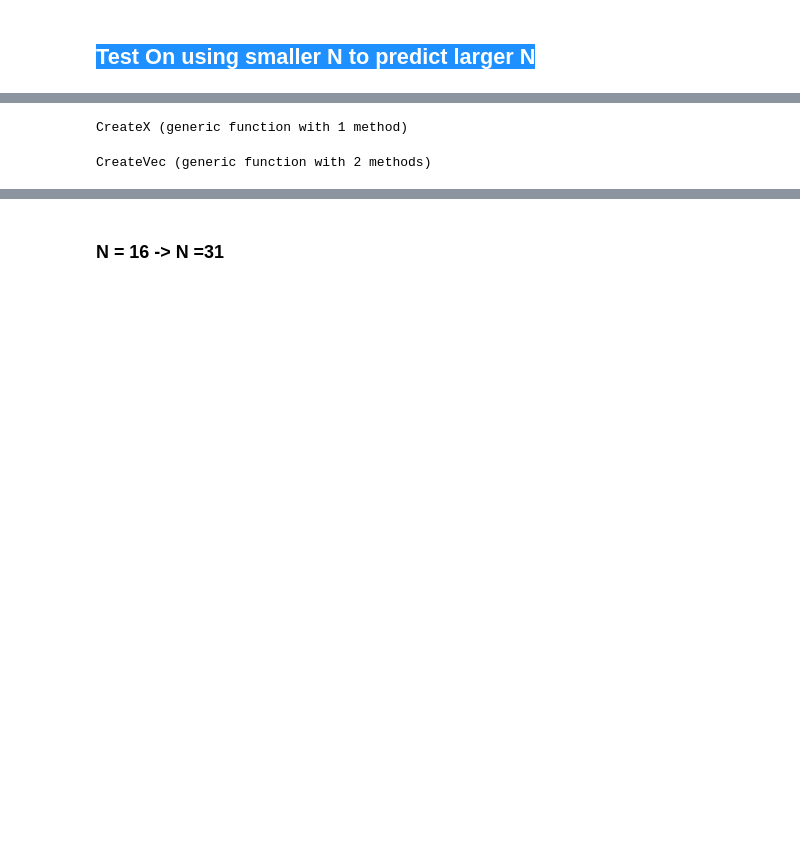
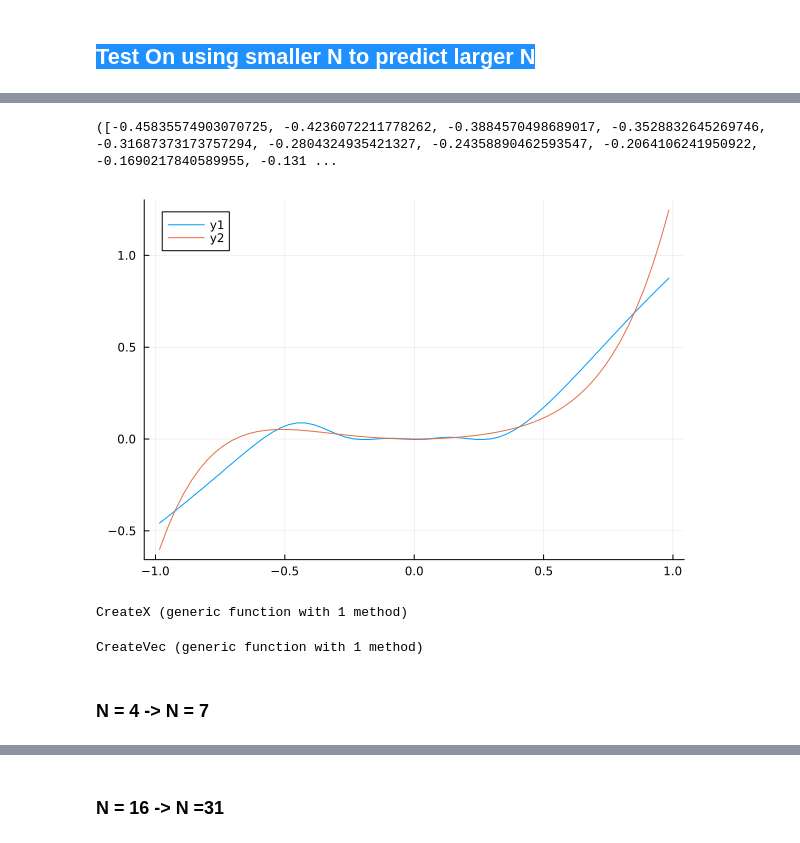
Before and after one commit to hody-chang/NODE_research, a Jupyter notebook: Julia/Ntest.ipynb, the cells around one changed output, grey strips where cells are left out. Drawn from its saved outputs; the diff is of its cells as text; code cells hidden in the pictures; blank space fills up the shorter version.

```diff
--- a/Julia/Ntest.ipynb
+++ b/Julia/Ntest.ipynb
@@ -7,11 +7,11 @@ Model_run (generic function with 1 method)
 # %%
-N = 16
+N = 4
 w_r = zeros(5,N)
 b_r = zeros(5,N)
 times = Float64[]
 
 for i in 1:5
-    r = 10.0 ^ (-(i+2))
+    r = 10.0 ^ (-(i+1))
     if i == 1
         timed_result = @timed Model_run(N,r,rand(N),rand(N))
         w_r[i,:], b_r[i,:] = timed_result[1]
@@ -21,5 +21,6 @@ for i in 1:5
         w_r[i,:], b_r[i,:] = timed_result[1]
         push!(times, timed_result[2])
     end
+    println("Time to train: ", timed_result[2])
 end
 # %% [output]
@@ -27,3 +37,23 @@ Resid = 8.19076295478804e-6Resid = 9.697864239168293e-6Resid = 8.945802323057625
+# %%
+param_node = param()
+param_node.r = r = 10.0 ^ (-(6))
+param_node.N = 4
+theta_node = theta(w_r[5,:],b_r[5,:],1,1)
+
+h = 2/param_node.Q
+k = 1/param_node.N
+x = (-1 .+ (1:param_node.Q) .* h .- h / 2)'
+
+y_exact = x.^5 .+ 1/3 * x.^2
+
+fhat, z, dzn, dzw, dzb = forward(param_node,x,theta_node)
+# %% [output]
+([-0.45835574903070725, -0.4236072211778262, -0.3884570498689017, -0.3528832645269746, -0.31687373173757294, -0.2804324935421327, -0.24358890462593547, -0.2064106241950922, -0.1690217840589955, -0.131 ...
+# %%
+plot(x',fhat)
+plot!(x',y_exact')
+# %% [output]
+[figure, added]
 # %%
 function CreateX(vec1, target_N)
 
@@ -66,6 +96,8 @@ function CreateVec(vec1, x, target_x)
     return vec2
 end
 # %% [output]
-CreateVec (generic function with 2 methods)
+CreateVec (generic function with 1 method)
 # %%
 using Plots
+# %% [markdown]
+### N = 4 -> N = 7
```
Also changed, not shown: parts of 21 cells of this notebook, 11 other files.
